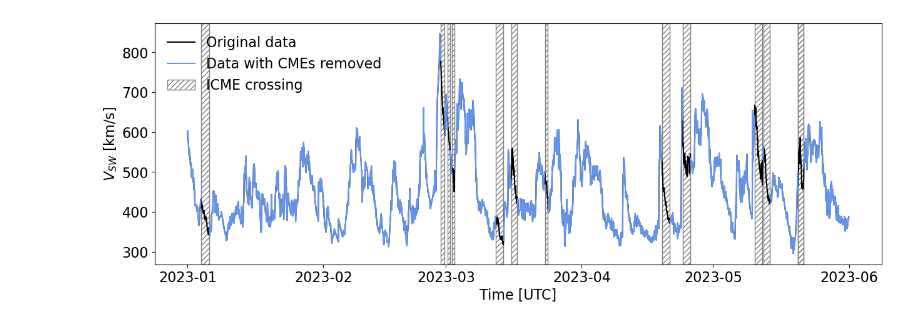
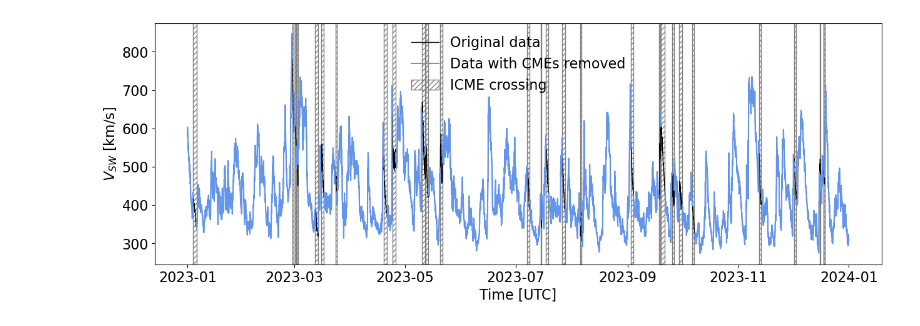
Before and after one commit to NathanielInatimi/WSA_calibration, a Jupyter notebook: code/WSA_calibration.ipynb, the cells around one changed output. Drawn from its saved outputs; the diff is of its cells as text; code cells hidden in the pictures.

```diff
--- a/code/WSA_calibration.ipynb
+++ b/code/WSA_calibration.ipynb
@@ -45,7 +46,7 @@ def ICMElist(filepath = None):
     if filepath is None:
         datapath =  system._setup_dirs_()['datapath']
         filepath = os.path.join(datapath,
-                                'Richardson_Cane_Porcessed_ICME_list.csv')
+                                'icmetable.csv')
 
 
     icmes=pd.read_csv(filepath,header=None)
@@ -100,7 +101,7 @@ omni_data = omni_data.set_index('datetime')
 omni_data = omni_data.dropna(subset = ['V']) # Remove rows with NaN values
 
 ## Create verificaton dataset with ICMEs removed from the timeseries
-df_ICME = ICMElist("C:\\Users\\ct832900\\Desktop\\Research_Code\\WSA_Calibration\\data\\Richardson_Cane_Porcessed_ICME_list.csv")
+df_ICME = ICMElist("C:\\Users\\ct832900\\Desktop\\Research_Code\\WSA_Calibration\\data\\icmetable.csv")
 df_ICME = df_ICME.set_index('Shock_time')
 
 # Create a list of ICME (start,end) times
@@ -120,16 +121,16 @@ for start_time, end_time in CME_flags:
 df_filtered = df_temp.copy()
 # %%
 plt.figure(figsize = (15,5))
-plt.plot(omni_data.loc['2023-01':'2023-05']['V'], label = 'Original data', color = 'black')
-plt.plot(df_filtered.loc['2023-01':'2023-05']['V'], label = 'Data with CMEs removed', color = 'cornflowerblue')
+plt.plot(omni_data.loc['2023']['V'], label = 'Original data', color = 'black', lw = 1)
+plt.plot(df_filtered.loc['2023']['V'], label = 'Data with CMEs removed', color = 'cornflowerblue')
 
 for start_time, end_time in CME_flags:
     plt.axvspan(start_time, end_time, fill = None , color = 'grey', hatch = '////')
 
 plt.axvspan(start_time, end_time, fill = None , color = 'grey', hatch = '////', label = 'ICME crossing')
 plt.xlabel('Time [UTC]')
 plt.ylabel(r'$V_{SW}$ [km/s]')
 plt.legend(frameon = False)
 plt.show()
 # %% [output]
-[figure, old version]
+[figure, new version]
```
Also changed, not shown: parts of 19 cells of this notebook, 6 other files.
